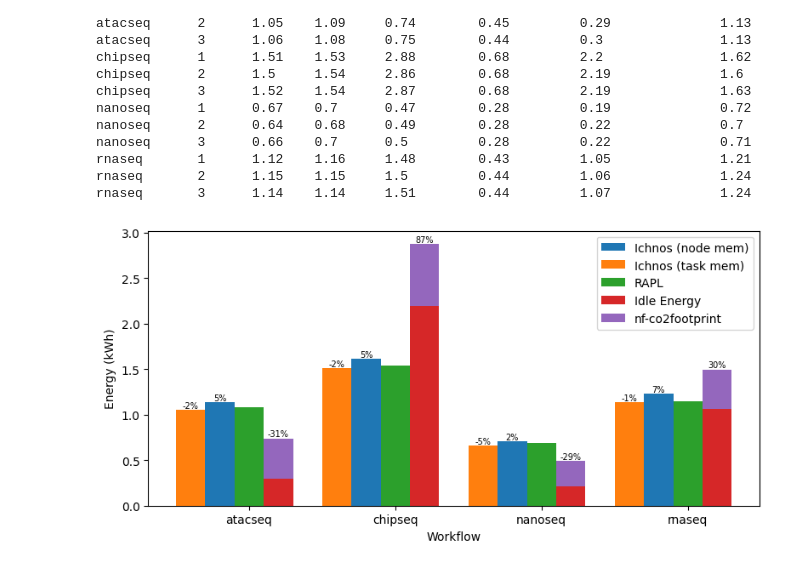
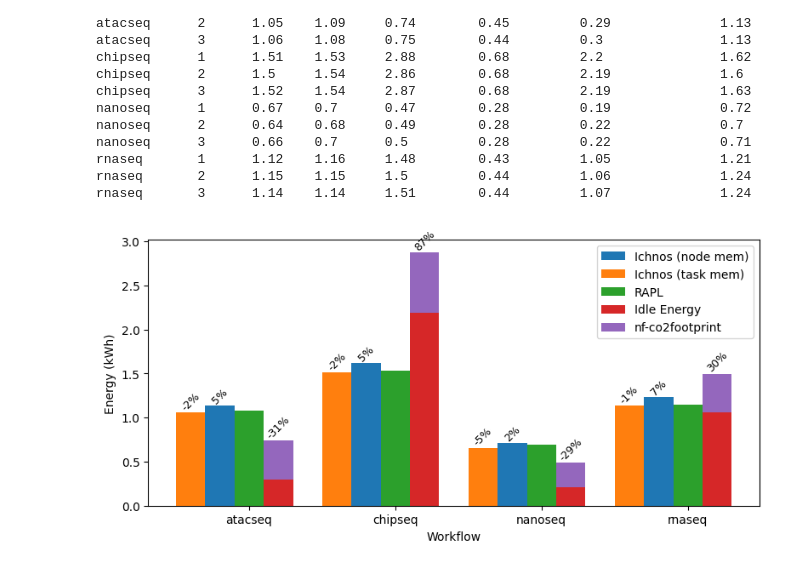
Before and after one commit to GlasgowC3lab/ichnos-results-evaluation, a Jupyter notebook: ext-results/ext-analysis.ipynb, the cells around one changed output. Cells and saved outputs as stored; diff of their text form; code cells hidden in the pictures.

Commit message:
make graph text easier to read

```diff
--- a/ext-results/ext-analysis.ipynb
+++ b/ext-results/ext-analysis.ipynb
@@ -585,7 +585,7 @@ def annotate_bars(bar_container, values, offsets=None):
     for i, (bar, val) in enumerate(zip(bar_container, values)):
         error = get_error_dir(val, rapl[i])
         bar_top = bar.get_height() + (offsets[i] if offsets is not None else 0)
-        ax.text(bar.get_x() + bar.get_width() / 2, bar_top, f'{error:.0f}%', ha='center', va='bottom', fontsize=7)
+        ax.text(bar.get_x() + bar.get_width() / 2, bar_top, f'{error:.0f}%', ha='center', va='bottom', rotation=45, fontsize=9)
 
 annotate_bars(bars['ichnos_statmem'], hu_baseline_grouped['ichnos_statmem'].values)
 annotate_bars(bars['ichnos'],         hu_baseline_grouped['ichnos'].values)
@@ -662,32 +662,32 @@ bars = {
     'ichnos_statmem': ax.bar(x - (width * 1), gu_baseline_grouped['ichnos_statmem'].values, width, label='Ichnos (node mem)'),
     'ichnos':         ax.bar(x - (width * 2),        gu_baseline_grouped['ichnos'].values,         width, label='Ichnos (task mem)'),
     'rapl':           ax.bar(x,                 gu_baseline_grouped['rapl'].values,            width, label='RAPL'),
 }
 
 stat_vals = gu_baseline_grouped['stat_only'].values
 dyn_vals  = gu_baseline_grouped['dyn_only'].values
 bars['stat_only'] = ax.bar(x + width, stat_vals,  width, label='Idle Energy')
 bars['dyn_only']  = ax.bar(x + width, dyn_vals,   width, bottom=stat_vals, label='nf-co2footprint')
 
 rapl = gu_baseline_grouped['rapl'].values
 
 def annotate_bars(bar_container, values, offsets=None):
     for i, (bar, val) in enumerate(zip(bar_container, values)):
         error = get_error_dir(val, rapl[i])
         bar_top = bar.get_height() + (offsets[i] if offsets is not None else 0)
-        ax.text(bar.get_x() + bar.get_width() / 2, bar_top, f'{error:.0f}%', ha='center', va='bottom', fontsize=7)
+        ax.text(bar.get_x() + bar.get_width() / 2, bar_top, f'{error:.0f}%', ha='center', va='bottom', rotation=45, fontsize=9)
 
 annotate_bars(bars['ichnos_statmem'], gu_baseline_grouped['ichnos_statmem'].values)
 annotate_bars(bars['ichnos'],         gu_baseline_grouped['ichnos'].values)
 annotate_bars(bars['dyn_only'], stat_vals + dyn_vals, offsets=stat_vals)
 
 ax.set_ylabel('Energy (kWh)')
 ax.set_xticks(x, wfs)
 ax.set_xlabel('Workflow')
 ax.legend()
 
 plt.tight_layout()
 plt.savefig('images/ichnos-vs-nfco2-gu.pdf')
 plt.show()
 # %% [output]
-[figure, old version]
+[figure, new version]
```
Also changed, not shown: parts of 1 cell of this notebook, 2 other files.
